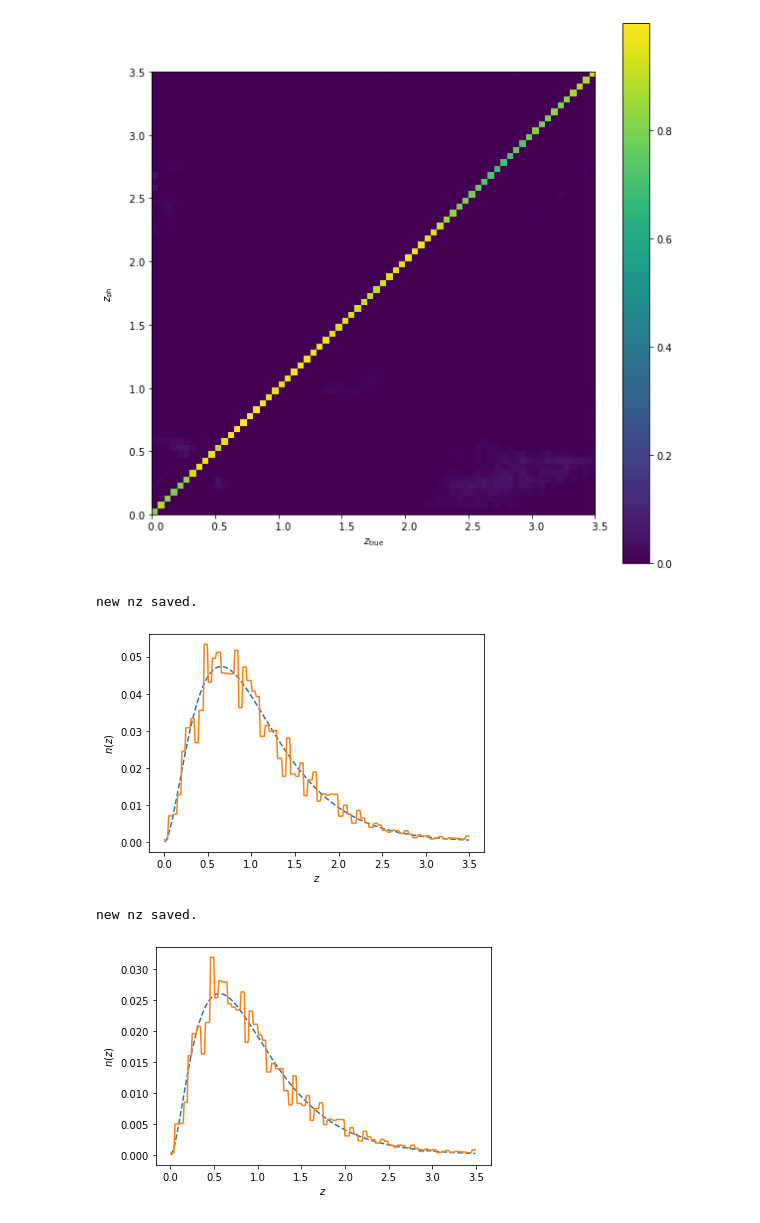
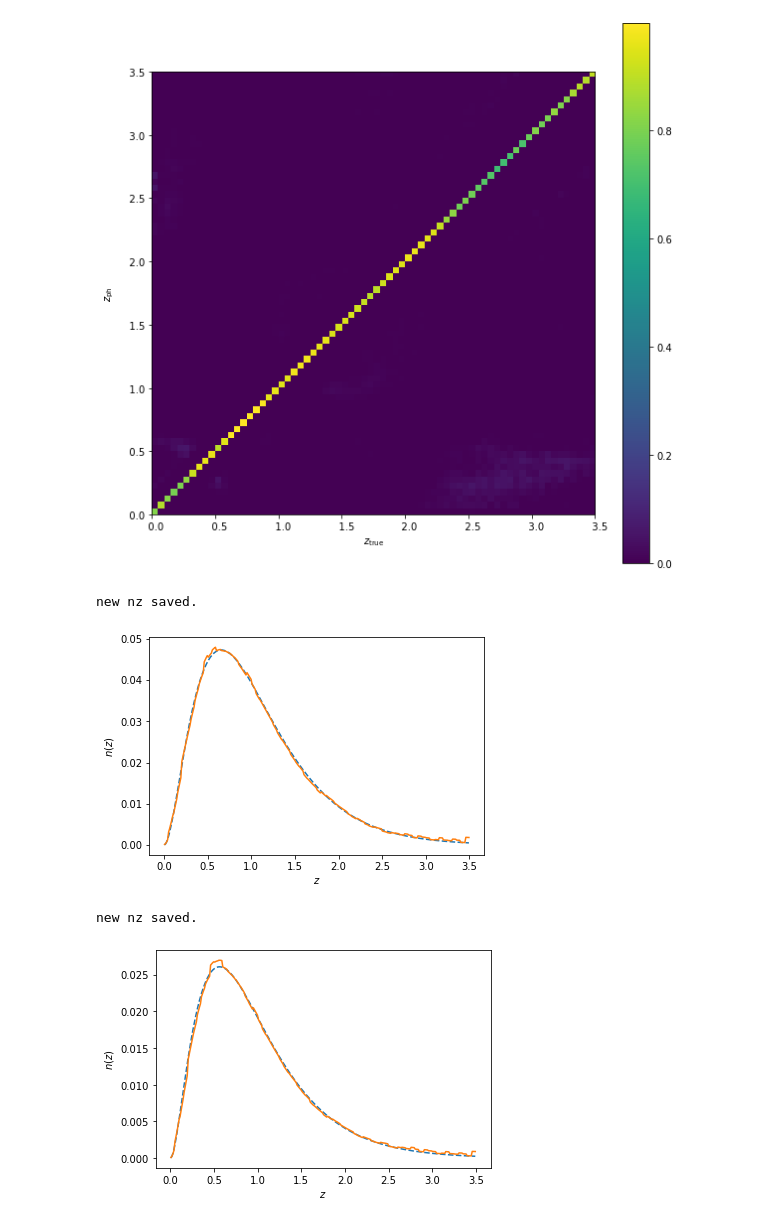
Before and after one commit to CosmoLike/LSSTxSO, a Jupyter notebook: outliers/nz-outliers.ipynb, the cells around one changed output. Cells and saved outputs as stored; diff of their text form; code cells hidden in the pictures.

```diff
--- a/outliers/nz-outliers.ipynb
+++ b/outliers/nz-outliers.ipynb
@@ -112,7 +112,7 @@ class simulation:
             print('figure saved.')
         plt.show()
 
-    def convert_nz(self, matnorm, toconvert_files, out_nzfile_suffix = None):
+    def convert_nz(self, mat_norm, toconvert_files, out_nzfile_suffix = None):
         for toconvert_file1 in toconvert_files:
             d1 = np.loadtxt(toconvert_file1)
             z = d1[:,1]
@@ -138,6 +138,37 @@ class simulation:
             plt.xlabel(r'$z$')
             plt.ylabel(r'$n(z)$')
             plt.show()
+
+    def convert_nz_ext(self, mat_norm, toconvert_files, out_nzfile_suffix = None):
+        mat_norm_diag = np.diag(mat_norm) # extract diagonal elements, i.e. autobin mapping fraction
+        mat_norm_ext = mat_norm - np.diag(mat_norm_diag) # remove diagonal elements
+        for toconvert_file1 in toconvert_files:
+            d1 = np.loadtxt(toconvert_file1)
+            z = d1[:,1]
+            nz_old = d1[:,3]
+            ix_z = np.int_(np.floor(z/self.dz))
+            prefactor = np.int_(np.zeros(self.Nt))
+            for i in range(z.size):
+                prefactor[ix_z[i]] += 1
+
+            nz_new = np.zeros(z.size)
+            for i in range(z.size):
+                norm = 0
+                for j in range(z.size):
+                    nz_new[i] += mat_norm_ext[ix_z[j]][ix_z[i]] * nz_old[j]
+                nz_new[i] /= prefactor[ix_z[i]]
+                nz_new[i] += mat_norm_diag[ix_z[i]] * nz_old[i] # add back diagonal contribution
+            if out_nzfile_suffix is not None:
+                outfile = toconvert_file1 + out_nzfile_suffix
+            else:
+                outfile = toconvert_file1+'new'
+            np.savetxt(outfile, np.c_[d1[:,0],d1[:,1],d1[:,2],nz_new])
+            print('new nz saved.')
+            plt.plot(z, nz_old, '--')
+            plt.plot(z, nz_new)
+            plt.xlabel(r'$z$')
+            plt.ylabel(r'$n(z)$')
+            plt.show()
 # %%
 simfile = 'Graham20/LSSTyear2_noEuclid.zphot'
 mat_file = simfile[:-6]+'_mat.txt'
@@ -210,7 +241,7 @@ simY6.convert_nz(mat_normY6,toconvert_files)
 
 mat_norm_extY6 = simY6.get_stochastic_mat_ext(mat_file=mat_file[:-4]+'_ext.txt')
 simY6.plot_mat_norm(mat_norm_extY6)
-simY6.convert_nz(mat_normY6,toconvert_files,'ext')
+simY6.convert_nz_ext(mat_norm_extY6,toconvert_files,'ext')
 # %% [output]
 [figure]
 zbins: [0.   0.05 0.1  0.15 0.2  0.25 0.3  0.35 0.4  0.45 0.5  0.55 0.6  0.65
@@ -238,22 +269,22 @@ new nz saved.
 zbins: [0.   0.05 0.1  0.15 0.2  0.25 0.3  0.35 0.4  0.45 0.5  0.55 0.6  0.65
  0.7  0.75 0.8  0.85 0.9  0.95 1.   1.05 1.1  1.15 1.2  1.25 1.3  1.35
  1.4  1.45 1.5  1.55 1.6  1.65 1.7  1.75 1.8  1.85 1.9  1.95 2.   2.05
  2.1  2.15 2.2  2.25 2.3  2.35 2.4  2.45 2.5  2.55 2.6  2.65 2.7  2.75
  2.8  2.85 2.9  2.95 3.   3.05 3.1  3.15 3.2  3.25 3.3  3.35 3.4  3.45] 70
 bin index of each z_true: ix: [31  7 20 ... 10 19 59]
 Ngal in each z_true bin: Nx = [   74  1230   961  1516  3745  5954  5045  4124  6596  8734  7493  8496
  10390  6775  6383  8094  7587  5121  6487  7076  4831  4201  3829  3258
   3386  3755  3759  2375  3844  3126  2282  2699  1332  2218  1941  1111
   1619  1171  1249  1179   798   826   655   546   825   622   550   568
    621   538   482   332   416   427   481   485   322   245   339   344
    371   249   282   313   224   256   270   269   242   324]
 ... (11 lines left out)
  [0.00371747 0.         0.         ... 0.89219331 0.         0.        ]
  [0.         0.         0.         ... 0.         0.88842975 0.        ]
  [0.         0.         0.         ... 0.         0.         0.90740741]]
 matrix saved.
 [figure]
 new nz saved.
-[figure, old version]
+[figure, new version]
 new nz saved.
-[figure, old version]
+[figure, new version]
```
Also changed, not shown: parts of 2 cells of this notebook, 16 other files.
